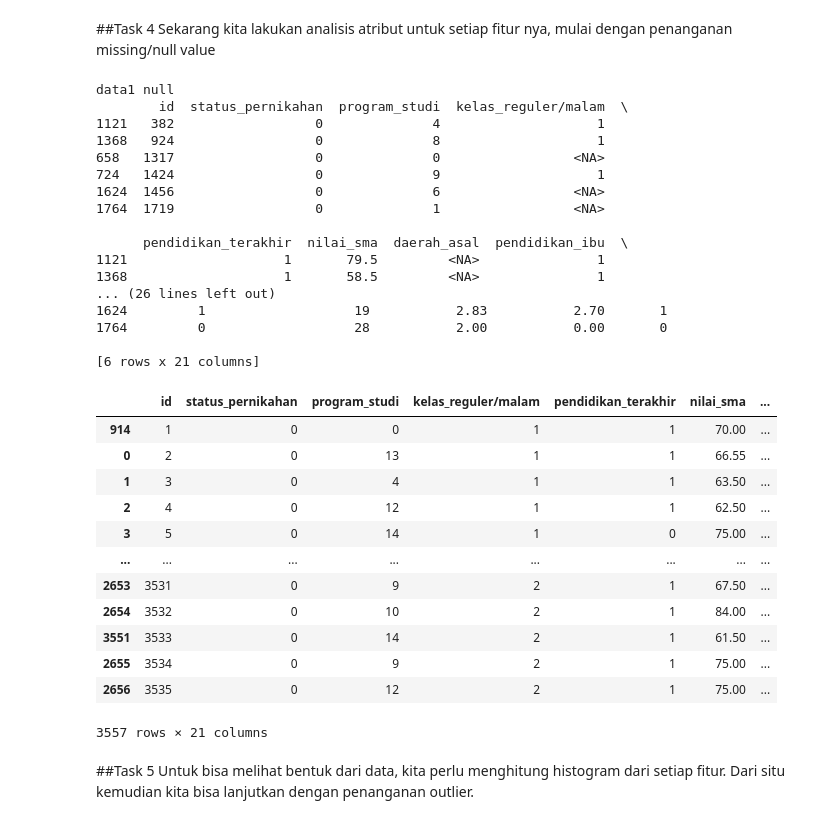
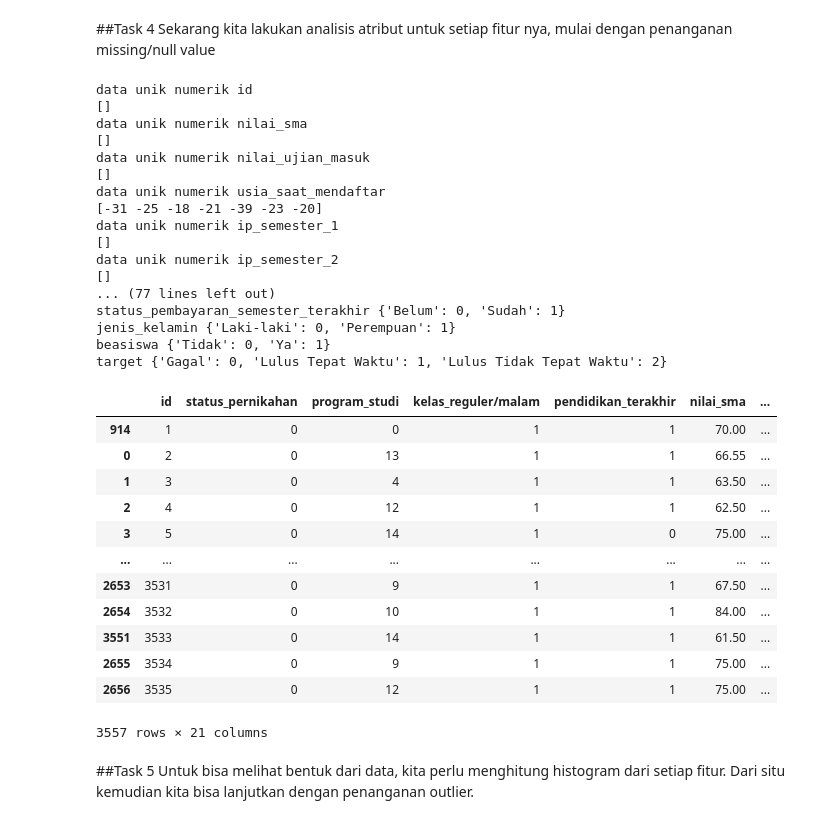
Before and after one commit to Yan-ac1/tugas, a Jupyter notebook: Tugas2/Tugas2.ipynb, the cells around one changed output. Cells and saved outputs as stored; diff of their text form; code cells hidden in the pictures.

```diff
--- a/Tugas2/Tugas2.ipynb
+++ b/Tugas2/Tugas2.ipynb
@@ -96,16 +96,22 @@ None
 Butuh penyatuan data, tapi ternyata ada kodefikasi atribut fitur yang berbeda, harus di samakan
 # %%
 from sklearn.preprocessing import OrdinalEncoder
+from math import isnan
 # print(f"{df1}\n{df2}")
 # 1) Lakukan penyamaan kodefikasi atribut
 # ...
 def encode (d : pd.DataFrame,dto : list,enc : dict):
     for c in dtObject:
-            le = OrdinalEncoder(encoded_missing_value=np.nan)
+            le = OrdinalEncoder(
+                                handle_unknown='use_encoded_value',
+                                unknown_value=-1,
+                                encoded_missing_value=-1)
             encode_array = le.fit_transform(d[[c]]).flatten()
             d[c] = pd.Series(encode_array,index=d.index).astype("Int64")
             categories = le.categories_[0]
-            enc[c] = {label: idx for idx, label in enumerate(categories)}
+            enc[c] = {label: idx for idx, label in enumerate(categories)
+                      if not pd.isna(label) and str(label).lower() != 'nan'}
+
 dtObject = []
 dtNum = []
 Encoder = {}
@@ -114,17 +120,19 @@ for d in df1.columns:
         dtObject.append(d)
     if df1[d].dtype in ["int64","float64"]:
         dtNum.append(d)
-
+print(f"data object : {dtObject}\ndata num :{dtNum}")
+df1["jenis_kelamin"] = df1["jenis_kelamin"].replace({'Pria':'Laki-laki','Wanita':'Perempuan'})
+df2["kelas_reguler/malam"] = df2["kelas_reguler/malam"].replace({'Siang':'Reguler'})
 
 # 2) Lakukan penyatuan data
 # ...
-print(f"data object : {dtObject}\ndata num :{dtNum}")
 
 dfg = pd.concat([df1,df2],join="inner",ignore_index=True).sort_values(by='id')
 dfg.set_index('id')
 encode(dfg,dtObject,Encoder)
+
 for key,val in Encoder.items():
-    print(f"{key}, {val}")
+    print(f"{key} {val}")
 dfg
 # %% [output]
 data object : ['status_pernikahan', 'program_studi', 'kelas_reguler/malam', 'pendidikan_terakhir', 'daerah_asal', 'pendidikan_ibu', 'pendidikan_ayah', 'pekerjaan_ibu', 'pekerjaan_ayah', 'pindahan', 'b ...
@@ -161,42 +169,54 @@ target, {'Gagal': 0, 'Lulus Tepat Waktu': 1, 'Lulus Tidak Tepat Waktu': 2}
 ##Task 4
 Sekarang kita lakukan analisis atribut untuk setiap fitur nya, mulai dengan penanganan missing/null value
 # %%
+import math
 # 1)	Identifikasi dan tangani missing/null value
 # ...
+for i in dtNum:
+    print(f"data unik numerik {i} \n{dfg.loc[dfg[i] < 0,i].unique() }")
+for i in dtObject:
+    print(f"data unik Object {i} \n{dfg.loc[dfg[i] < 0,i].unique() }")
+
 
 print(f"data1 null \n{ dfg[dfg.isna().any(axis=1)]}")
-dfg.fillna({"kelas_reguler/malam" : 1 if "target"==1 else 0,"daerah_asal" : 0},axis=0,inplace=True)
+dfg['usia_saat_mendaftar'] = dfg['usia_saat_mendaftar'].abs()
+dfg["kelas_reguler/malam"] = dfg['kelas_reguler/malam'].replace({-1 : 1 if "target"==1 else 0})
+dfg["daerah_asal"] = dfg['daerah_asal'].replace({-1 : 0})
+
+
+for key,val in Encoder.items():
+    print(f"{key} {val}")
 dfg
 # %% [output]
-data1 null
-        id  status_pernikahan  program_studi  kelas_reguler/malam  \
-1121   382                  0              4                    1
-1368   924                  0              8                    1
-658   1317                  0              0                 <NA>
-724   1424                  0              9                    1
-1624  1456                  0              6                 <NA>
-1764  1719                  0              1                 <NA>
-
-      pendidikan_terakhir  nilai_sma  daerah_asal  pendidikan_ibu  \
-1121                    1       79.5         <NA>               1
-1368                    1       58.5         <NA>               1
-... (26 lines left out)
-1624         1                   19           2.83           2.70       1
-1764         0                   28           2.00           0.00       0
-
-[6 rows x 21 columns]
+data unik numerik id
+[]
+data unik numerik nilai_sma
+[]
+data unik numerik nilai_ujian_masuk
+[]
+data unik numerik usia_saat_mendaftar
+[-31 -25 -18 -21 -39 -23 -20]
+data unik numerik ip_semester_1
+[]
+data unik numerik ip_semester_2
+[]
+... (77 lines left out)
+status_pembayaran_semester_terakhir {'Belum': 0, 'Sudah': 1}
+jenis_kelamin {'Laki-laki': 0, 'Perempuan': 1}
+beasiswa {'Tidak': 0, 'Ya': 1}
+target {'Gagal': 0, 'Lulus Tepat Waktu': 1, 'Lulus Tidak Tepat Waktu': 2}
 |  | id | status_pernikahan | program_studi | kelas_reguler/malam | pendidikan_terakhir | nilai_sma | ... |
 | 914 | 1 | 0 | 0 | 1 | 1 | 70.00 | ... |
 | 0 | 2 | 0 | 13 | 1 | 1 | 66.55 | ... |
 | 1 | 3 | 0 | 4 | 1 | 1 | 63.50 | ... |
 | 2 | 4 | 0 | 12 | 1 | 1 | 62.50 | ... |
 | 3 | 5 | 0 | 14 | 1 | 0 | 75.00 | ... |
 | ... | ... | ... | ... | ... | ... | ... | ... |
-| 2653 | 3531 | 0 | 9 | 2 | 1 | 67.50 | ... |
-| 2654 | 3532 | 0 | 10 | 2 | 1 | 84.00 | ... |
-| 3551 | 3533 | 0 | 14 | 2 | 1 | 61.50 | ... |
-| 2655 | 3534 | 0 | 9 | 2 | 1 | 75.00 | ... |
-| 2656 | 3535 | 0 | 12 | 2 | 1 | 75.00 | ... |
+| 2653 | 3531 | 0 | 9 | 1 | 1 | 67.50 | ... |
+| 2654 | 3532 | 0 | 10 | 1 | 1 | 84.00 | ... |
+| 3551 | 3533 | 0 | 14 | 1 | 1 | 61.50 | ... |
+| 2655 | 3534 | 0 | 9 | 1 | 1 | 75.00 | ... |
+| 2656 | 3535 | 0 | 12 | 1 | 1 | 75.00 | ... |
 3557 rows × 21 columns
 # %% [markdown]
 ##Task 5
```
Also changed, not shown: parts of 10 cells of this notebook, 1 other file.
